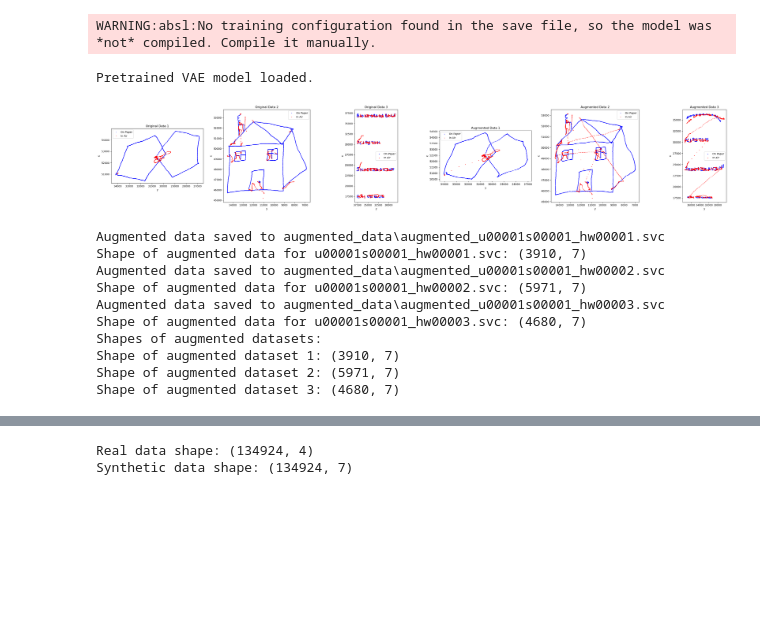
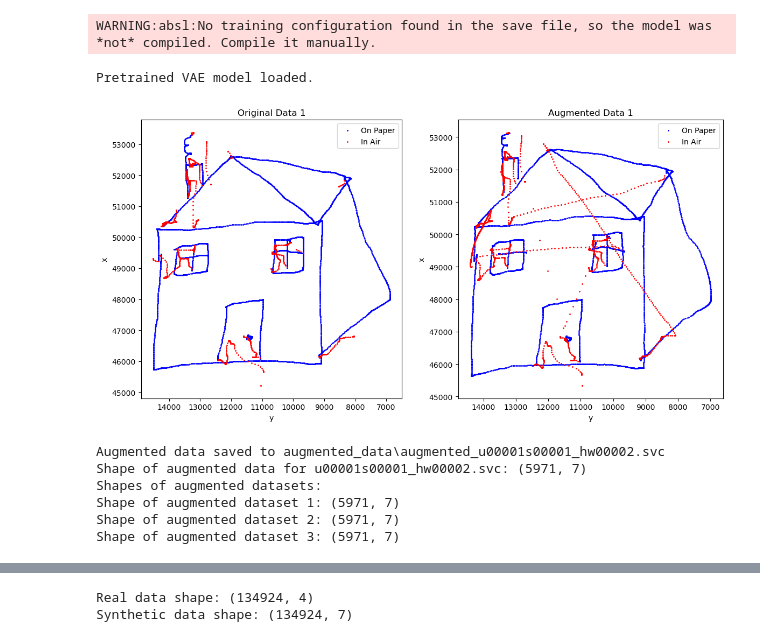
Before and after one commit to jaypeepeep/SC-Beta-VAE-GAN, a Jupyter notebook: model/VAEGAN Checkpoint 1.5.2.6 PreTrained.ipynb, the cells around one changed output, grey strips where cells are left out. Cells and saved outputs as stored; diff of their text form; code cells hidden in the pictures; blank space fills up the shorter version.

```diff
--- a/model/VAEGAN Checkpoint 1.5.2.6 PreTrained.ipynb
+++ b/model/VAEGAN Checkpoint 1.5.2.6 PreTrained.ipynb
@@ -81,8 +81,8 @@ def upload_and_process_files(directory, num_files_to_use=None):
 
     return data_frames, processed_data, scalers, avg_data_points, input_filenames, original_data_frames  # Return original data
 
-directory = 'All'  # Directory where the .svc files are stored
-num_files_to_use = 3
+directory = 'Task2'  # Directory where the .svc files are stored
+num_files_to_use = 1
 data_frames, processed_data, scalers, avg_data_points, input_filenames, original_data_frames = upload_and_process_files(directory, num_files_to_use)
 
 # Store the name of the first file for use in Cell 4
@@ -360,15 +352,14 @@ def train_vae_step(model, x, optimizer, lstm_discriminator=None):
         x_reconstructed, mean, logvar = model(x)
         reconstruction_loss, kl_loss, total_kl_loss = compute_loss(model, x)
 
-        # Add LSTM discriminator loss if available
         if lstm_discriminator is not None:
             real_predictions = lstm_discriminator(tf.expand_dims(x, axis=0))
             fake_predictions = lstm_discriminator(tf.expand_dims(x_reconstructed, axis=0))
             discriminator_loss = tf.reduce_mean(tf.keras.losses.binary_crossentropy(tf.ones_like(real_predictions), real_predictions) +
                                                 tf.keras.losses.binary_crossentropy(tf.zeros_like(fake_predictions), fake_predictions))
-            generator_loss = reconstruction_loss + total_kl_loss + 0.1 * discriminator_loss  # Adjust the weight as needed
+            generator_loss = reconstruction_loss + model.beta * total_kl_loss + 0.1 * discriminator_loss
         else:
-            generator_loss = reconstruction_loss + total_kl_loss
+            generator_loss = reconstruction_loss + model.beta * total_kl_loss
 
     gradients = tape.gradient(generator_loss, model.trainable_variables)
     optimizer.apply_gradients(zip(gradients, model.trainable_variables))
@@ -444,20 +435,9 @@ for epoch in range(epochs):
     reconstruction_loss_history.append(avg_reconstruction_loss)
     kl_loss_history.append(avg_kl_loss)
 
-    # Calculate NRMSE
-    nrmse_sum = 0
-    for data in processed_data:
-        augmented_data = vae.decode(tf.random.normal(shape=(data.shape[0], latent_dim))).numpy()
-        rmse = np.sqrt(mean_squared_error(data[:, :2], augmented_data[:, :2]))
-        nrmse = rmse / (data[:, :2].max() - data[:, :2].min())
-        nrmse_sum += nrmse
 
-    nrmse_avg = nrmse_sum / len(processed_data)
-
-    nrmse_history.append(nrmse_avg)
 
     print(f"Epoch {epoch+1}: Generator Loss = {avg_generator_loss:.6f}, Reconstruction Loss = {avg_reconstruction_loss:.6f}, KL Divergence Loss = {avg_kl_loss:.6f}")
-    print(f"NRMSE = {nrmse_avg:.6f}")
 
 
 
@@ -465,7 +445,6 @@ for epoch in range(epochs):
     if (epoch + 1) % visual_per_num_epoch == 0:
         base_latent_variability = 100.0
         latent_variability_range = (0.1, 5.0)
-        num_augmented_files = 3
 
         augmented_datasets = generate_augmented_data(vae, num_augmented_files, avg_data_points, processed_data,
                                                      base_latent_variability, latent_variability_range)
@@ -526,14 +505,6 @@ plt.title('Training Loss Over Epochs')
 plt.legend()
 plt.show()
 
-# Plot NRMSE history
-plt.subplot(1, 3, 3)
-plt.plot(nrmse_history, label='NRMSE')
-plt.xlabel('Epoch')
-plt.ylabel('NRMSE')
-plt.title('Normalized Root Mean Squared Error Over Epochs')
-plt.legend()
-
 plt.tight_layout()
 plt.show()
 # %% [output]
@@ -549,7 +532,7 @@ print("Pretrained VAE model loaded.")
 # Base latent variability settings
 base_latent_variability = 100.0
 latent_variability_range = (0.99, 1.01)
-num_augmented_files = 3
+num_augmented_files = 1
 
 # Generate augmented data using the pretrained model
 augmented_datasets = generate_augmented_data(vae_pretrained, num_augmented_files, avg_data_points, processed_data,
@@ -635,56 +618,41 @@ fig, axs = plt.subplots(1, num_augmented_files + len(original_data_frames), figs
 for i, original_data in enumerate(original_data_frames):  # Use original_data_frames for raw data visualization
     original_on_paper = original_data[original_data['pen_status'] == 1]
     original_in_air = original_data[original_data['pen_status'] == 0]
 
     # Scatter plot for the original data (before imputation), with rotated axes
     axs[i].scatter(original_on_paper['y'], original_on_paper['x'], c='b', s=1, label='On Paper')  # y -> x, x -> y
     axs[i].scatter(original_in_air['y'], original_in_air['x'], c='r', s=1, label='In Air')  # y -> x, x -> y
     axs[i].set_title(f'Original Data {i + 1}')
     axs[i].set_xlabel('y')  # Previously 'x'
     axs[i].set_ylabel('x')  # Previously 'y'
     axs[i].set_aspect('equal')
     axs[i].legend()
 
     # Flip the horizontal axis (y-axis)
     axs[i].invert_xaxis()  # This reverses the 'y' axis to flip the plot horizontally
 
 # Set consistent axis limits for square aspect ratio for both original and augmented data
 x_min = min(data['x'].min() for data in original_data_frames)
 x_max = max(data['x'].max() for data in original_data_frames)
 y_min = min(data['y'].min() for data in original_data_frames)
 y_max = max(data['y'].max() for data in original_data_frames)
 
 # Plot the augmented data with the same 90-degree left rotation and horizontal flip
 all_augmented_data = visualize_augmented_data(augmented_datasets, scalers, original_data_frames, axs)
 
 plt.tight_layout()
 plt.show()
 # %% [output]
 WARNING:absl:No training configuration found in the save file, so the model was *not* compiled. Compile it manually.
 Pretrained VAE model loaded.
-[figure, old version]
+[figure, new version]
 # %%
 import os
 import numpy as np
 
 
 # Cell 10 (modified to adjust timestamp)
-def repeat_backwards(original_paa, augmented_length):
-    # Calculate how many rows need to be filled
-    repeat_count = augmented_length - len(original_paa)
 
-    # If no rows need to be filled, return the original data
-    if repeat_count <= 0:
-        return original_paa
-
-    # Repeat the original data backwards row by row
-    backwards_rows = np.empty((0, original_paa.shape[1]))
-    for i in range(repeat_count):
-        row_to_repeat = original_paa[-(i + 1)]  # Get the i-th row from the end
-        backwards_rows = np.vstack((backwards_rows, row_to_repeat))
-
-    # Append the backward-repeated rows to the original data
-    return np.vstack((original_paa, backwards_rows))
 
 def download_augmented_data_with_modified_timestamp(augmented_datasets, scalers, original_data_frames, original_filenames, directory='augmented_data'):
     if not os.path.exists(directory):
@@ -745,16 +713,12 @@ print("Shapes of augmented datasets:")
 for i, aug_data in enumerate(augmented_datasets):
     print(f"Shape of augmented dataset {i+1}: {aug_data.shape}")
 # %% [output]
-Augmented data saved to augmented_data\augmented_u00001s00001_hw00001.svc
-Shape of augmented data for u00001s00001_hw00001.svc: (3910, 7)
 Augmented data saved to augmented_data\augmented_u00001s00001_hw00002.svc
 Shape of augmented data for u00001s00001_hw00002.svc: (5971, 7)
-Augmented data saved to augmented_data\augmented_u00001s00001_hw00003.svc
-Shape of augmented data for u00001s00001_hw00003.svc: (4680, 7)
 Shapes of augmented datasets:
-Shape of augmented dataset 1: (3910, 7)
+Shape of augmented dataset 1: (5971, 7)
 Shape of augmented dataset 2: (5971, 7)
-Shape of augmented dataset 3: (4680, 7)
+Shape of augmented dataset 3: (5971, 7)
 # %%
 # Cell 11 NRMSE
 def calculate_nrmse(original, predicted):
```
Also changed, not shown: parts of 6 cells of this notebook, 1 other file.
